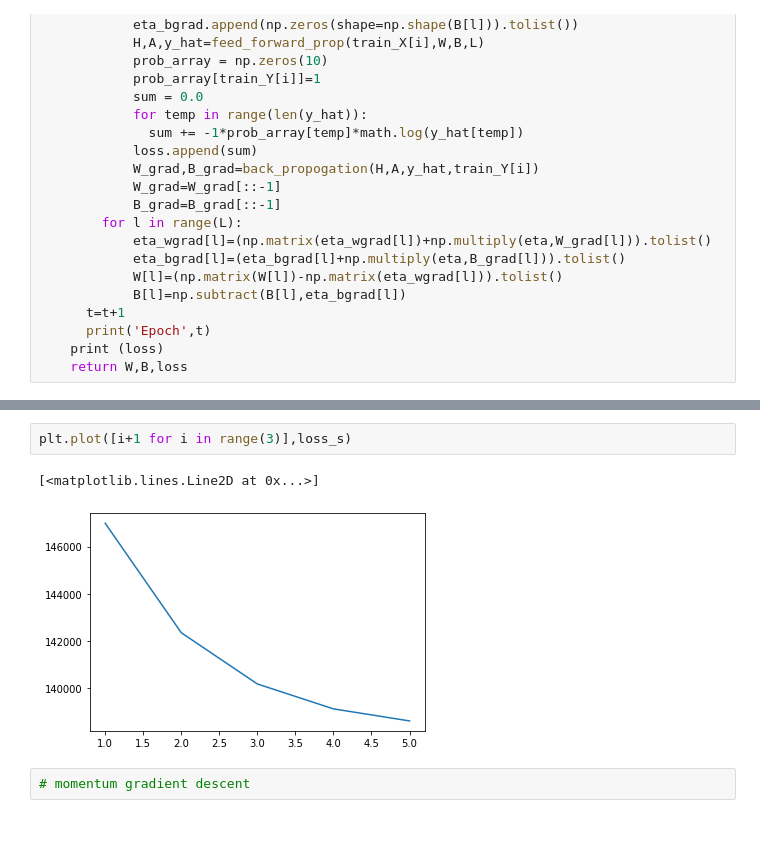
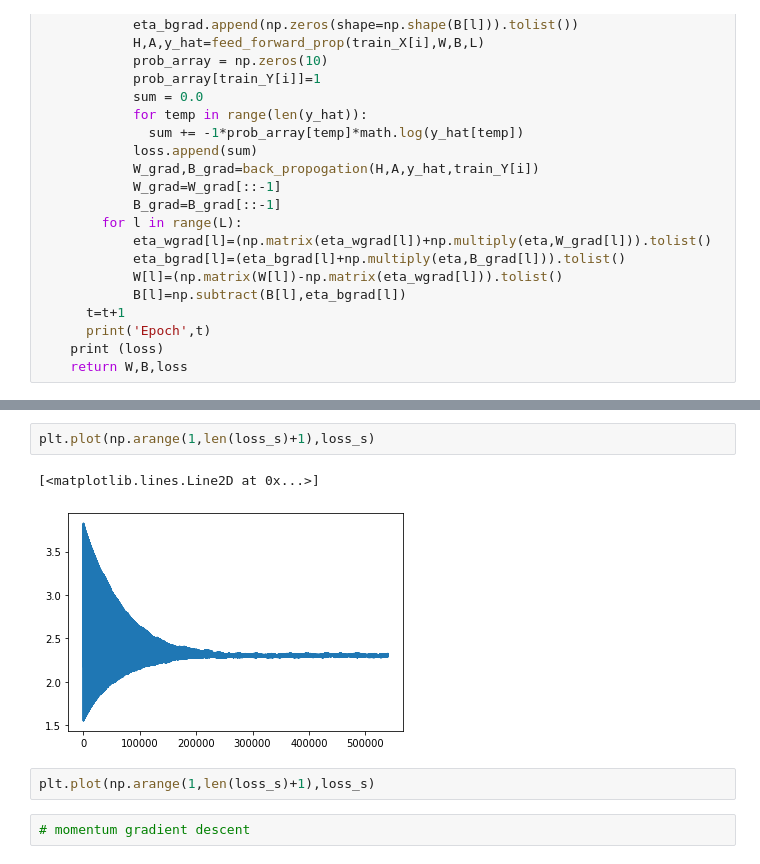
Before and after one commit to a-pt/cs6910-Assignment-1, a Jupyter notebook: Que2.ipynb, the cells around one changed output, grey strips where cells are left out. Drawn from its saved outputs; the diff is of its cells as text; blank space fills up the shorter version.

```diff
--- a/Que2.ipynb
+++ b/Que2.ipynb
@@ -275,8 +272,10 @@ Epoch 2
-# %%
-plt.plot([i+1 for i in range(3)],loss_s)
-# %% [output]
-[<matplotlib.lines.Line2D at 0x...>]
-[figure, removed]
+# %%
+plt.plot(np.arange(1,len(loss_s)+1),loss_s)
+# %% [output]
+[<matplotlib.lines.Line2D at 0x...>]
+[figure, added]
+# %%
+plt.plot(np.arange(1,len(loss_s)+1),loss_s)
 # %%
 # momentum gradient descent
 # %%
```
Also changed, not shown: parts of 7 cells of this notebook.
